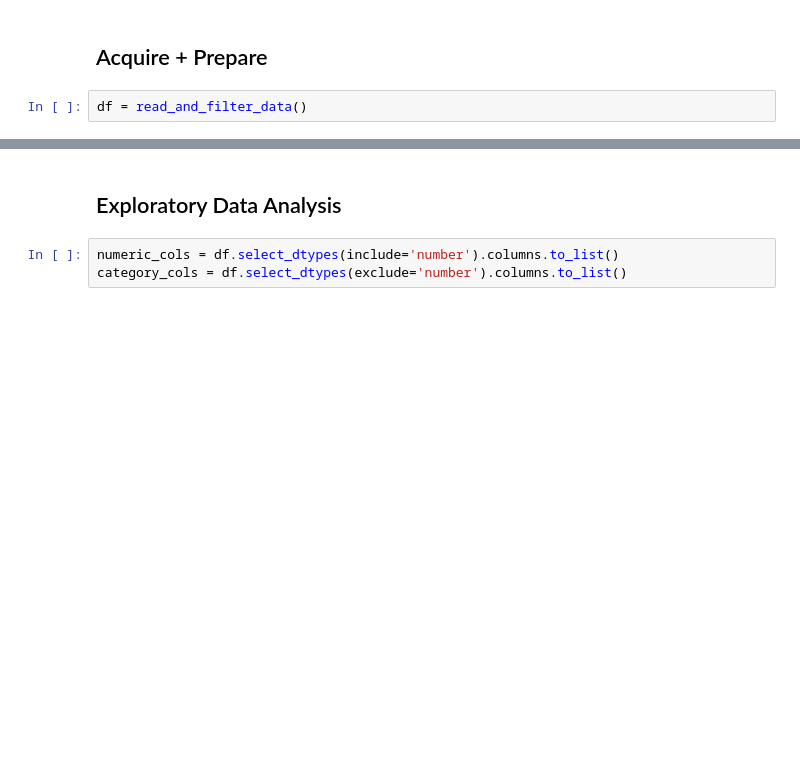
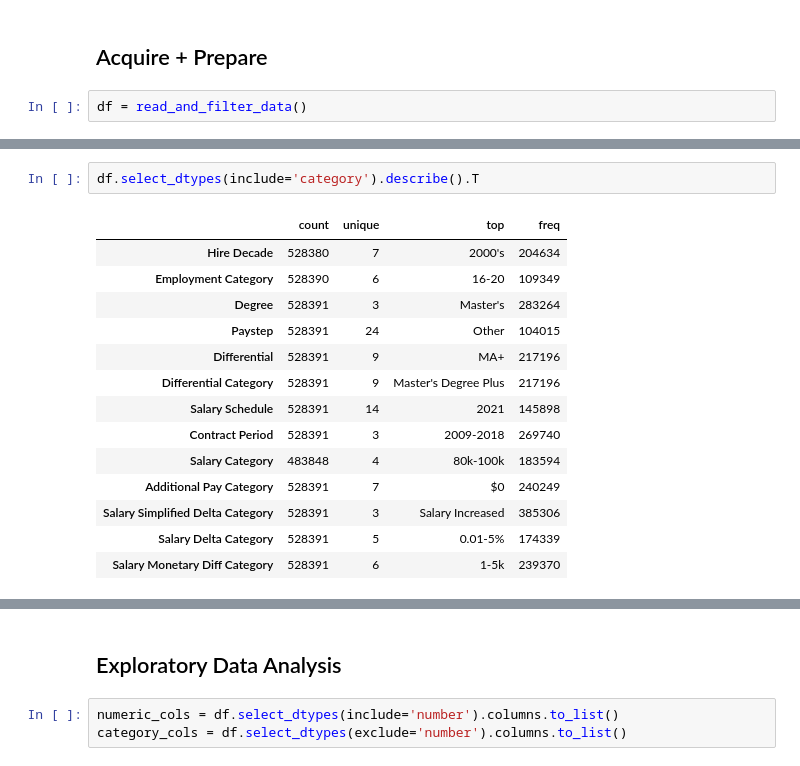
Before and after one commit to Anias-clo/Teacher_Payroll_Analysis, a Jupyter notebook: poc.ipynb, the cells around one changed output, grey strips where cells are left out. Cells and saved outputs as stored; diff of their text form; blank space fills up the shorter version.

```diff
--- a/poc.ipynb
+++ b/poc.ipynb
@@ -22,2 +55,19 @@ df.describe().round()
+# %%
+df.select_dtypes(include='category').describe().T
+# %% [output]
+|  | count | unique | top | freq |
+| Hire Decade | 528380 | 7 | 2000's | 204634 |
+| Employment Category | 528390 | 6 | 16-20 | 109349 |
+| Degree | 528391 | 3 | Master's | 283264 |
+| Paystep | 528391 | 24 | Other | 104015 |
+| Differential | 528391 | 9 | MA+ | 217196 |
+| Differential Category | 528391 | 9 | Master's Degree Plus | 217196 |
+| Salary Schedule | 528391 | 14 | 2021 | 145898 |
+| Contract Period | 528391 | 3 | 2009-2018 | 269740 |
+| Salary Category | 483848 | 4 | 80k-100k | 183594 |
+| Additional Pay Category | 528391 | 7 | $0 | 240249 |
+| Salary Simplified Delta Category | 528391 | 3 | Salary Increased | 385306 |
+| Salary Delta Category | 528391 | 5 | 0.01-5% | 174339 |
+| Salary Monetary Diff Category | 528391 | 6 | 1-5k | 239370 |
 # %%
 df.head(2).T
```
Also changed, not shown: parts of 31 cells of this notebook, 4 other files.
